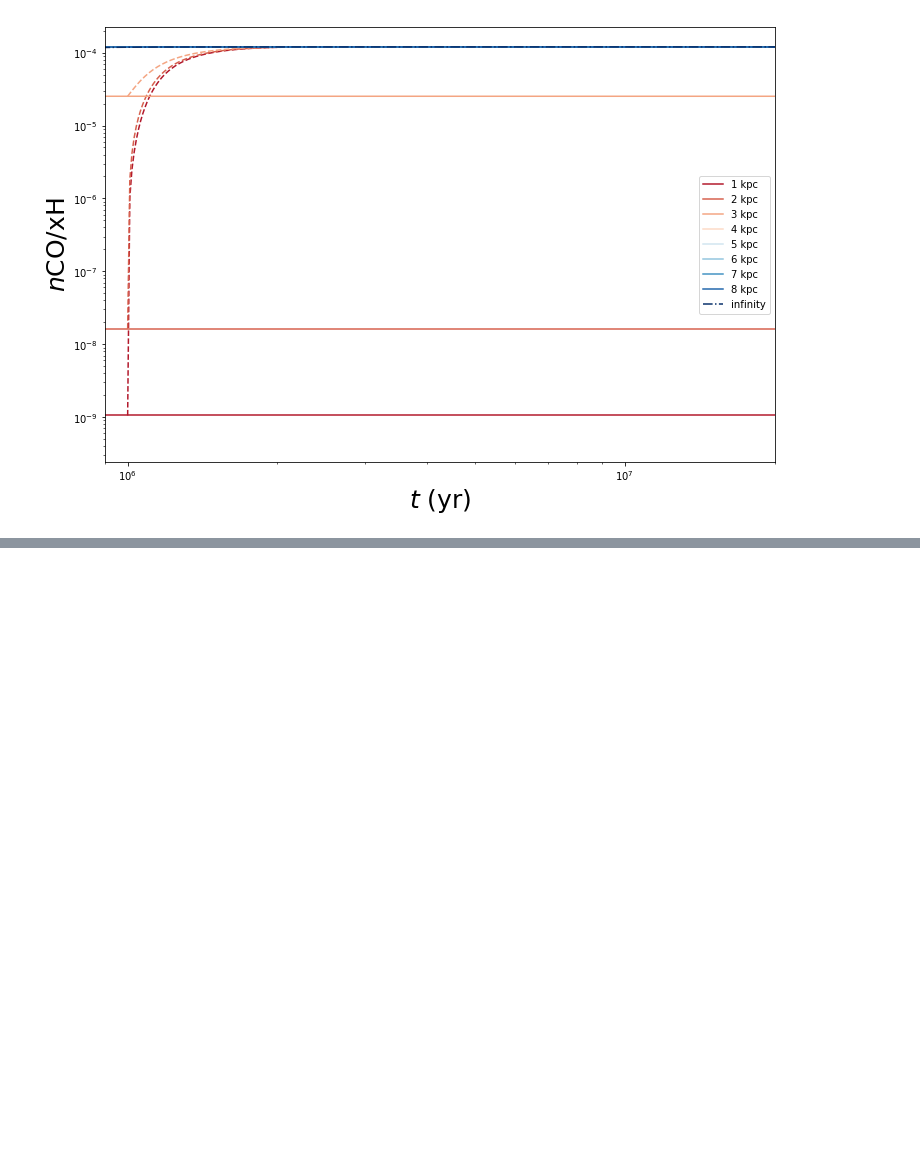
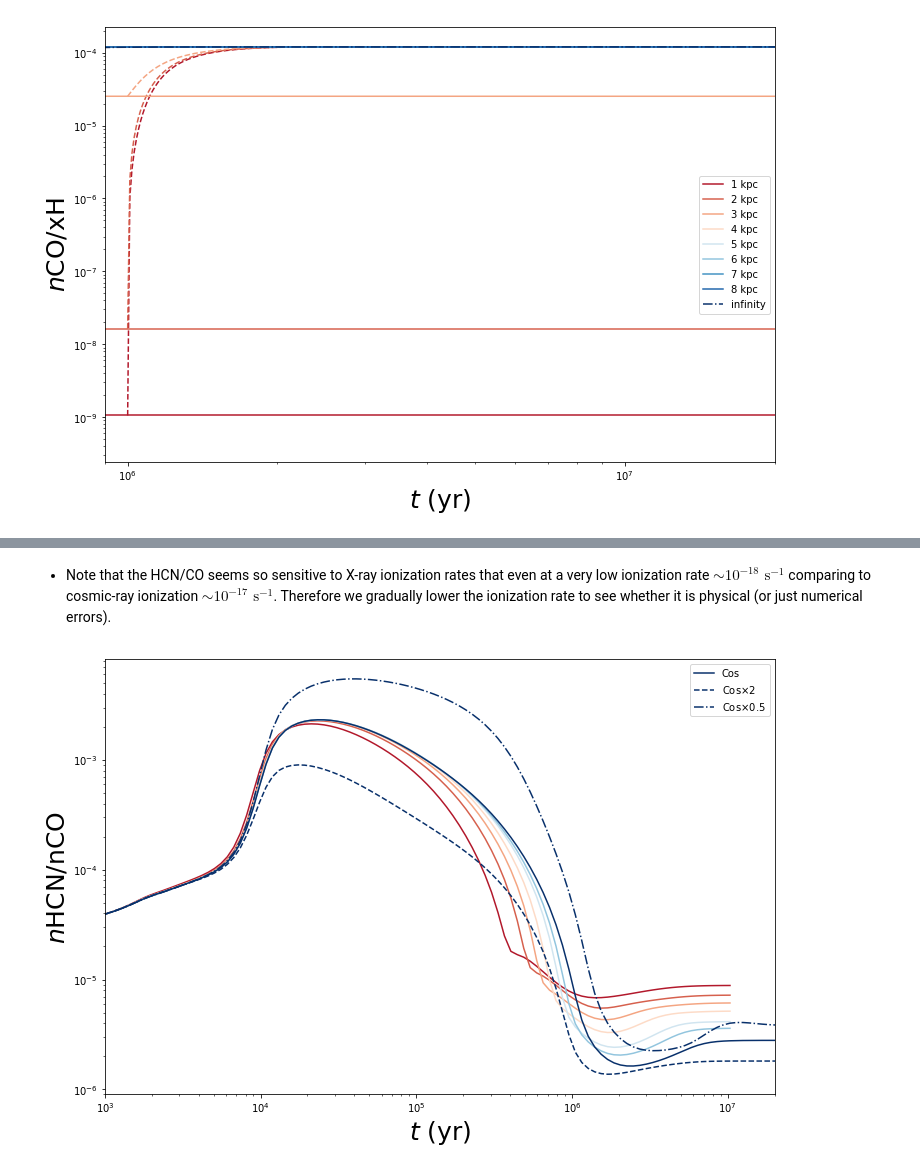
Before and after one commit to slowdivePTG/X-ray-chemistry, a Jupyter notebook: KROME/AGN/AGN.ipynb, the cells around one changed output, grey strips where cells are left out. Drawn from its saved outputs; the diff is of its cells as text; code cells hidden in the pictures; blank space fills up the shorter version.

```diff
--- a/KROME/AGN/AGN.ipynb
+++ b/KROME/AGN/AGN.ipynb
@@ -140,0 +146,49 @@ plot_all('CO')
+# %%
+def sensi(spe, div=None):
+    for j in range(6):
+        i = j+1
+        txt = './data/X_sensi'+str(i)
+        raw = np.loadtxt(txt)
+        t = raw[:,0]
+        d = 'xH'
+        abu = raw[:,eval('krome_idx_' + spe)]
+        if div != None:
+            abu /= raw[:,eval('krome_idx_' + div)]
+            d = 'n' + div
+        plt.loglog(t, abu, color = Col[i-1])
+        plt.xlabel(r'$t$ (yr)', fontsize = 25)
+        plt.ylabel(r'$n$'+spe.replace('j','+').replace('k','-')+'/'+d, fontsize = 25)
+    raw = np.loadtxt('./data/dis_inf')
+    t = raw[:,0]
+    d = 'xH'
+    abu = raw[:,eval('krome_idx_' + spe)]
+    if div != None:
+        abu /= raw[:,eval('krome_idx_' + div)]
+        d = 'n' + div
+    plt.loglog(t, abu, label = 'Cos', color = '#08306b', linestyle = '-')
+    raw = np.loadtxt('./data/dis_inf2')
+    t = raw[:,0]
+    d = 'xH'
+    abu = raw[:,eval('krome_idx_' + spe)]
+    if div != None:
+        abu /= raw[:,eval('krome_idx_' + div)]
+        d = 'n' + div
+    plt.loglog(t, abu, label = r'Cos$\times2$', color = '#08306b', linestyle = '--')
+    raw = np.loadtxt('./data/dis_inf3')
+    t = raw[:,0]
+    d = 'xH'
+    abu = raw[:,eval('krome_idx_' + spe)]
+    if div != None:
+        abu /= raw[:,eval('krome_idx_' + div)]
+        d = 'n' + div
+    plt.loglog(t, abu, label = r'Cos$\times0.5$', color = '#08306b', linestyle = '-.')
+    plt.legend()
+    plt.xlim([1e3,2e7])
+# %% [markdown]
+- Note that the HCN/CO seems so sensitive to X-ray ionization rates that even at a very low ionization rate $\sim 10^{-18}\text{ s}^{-1}$ comparing to cosmic-ray ionization $\sim 10^{-17}\text{ s}^{-1}$. Therefore we gradually lower the ionization rate to see whether it is physical (or just numerical errors).
+# %%
+plt.figure(figsize = (12,8))
+sensi('HCN','CO')
+plt.savefig('X_sensitivity.eps')
+# %% [output]
+[figure, added]
```
Also changed, not shown: parts of 1 cell of this notebook, 30 other files.
